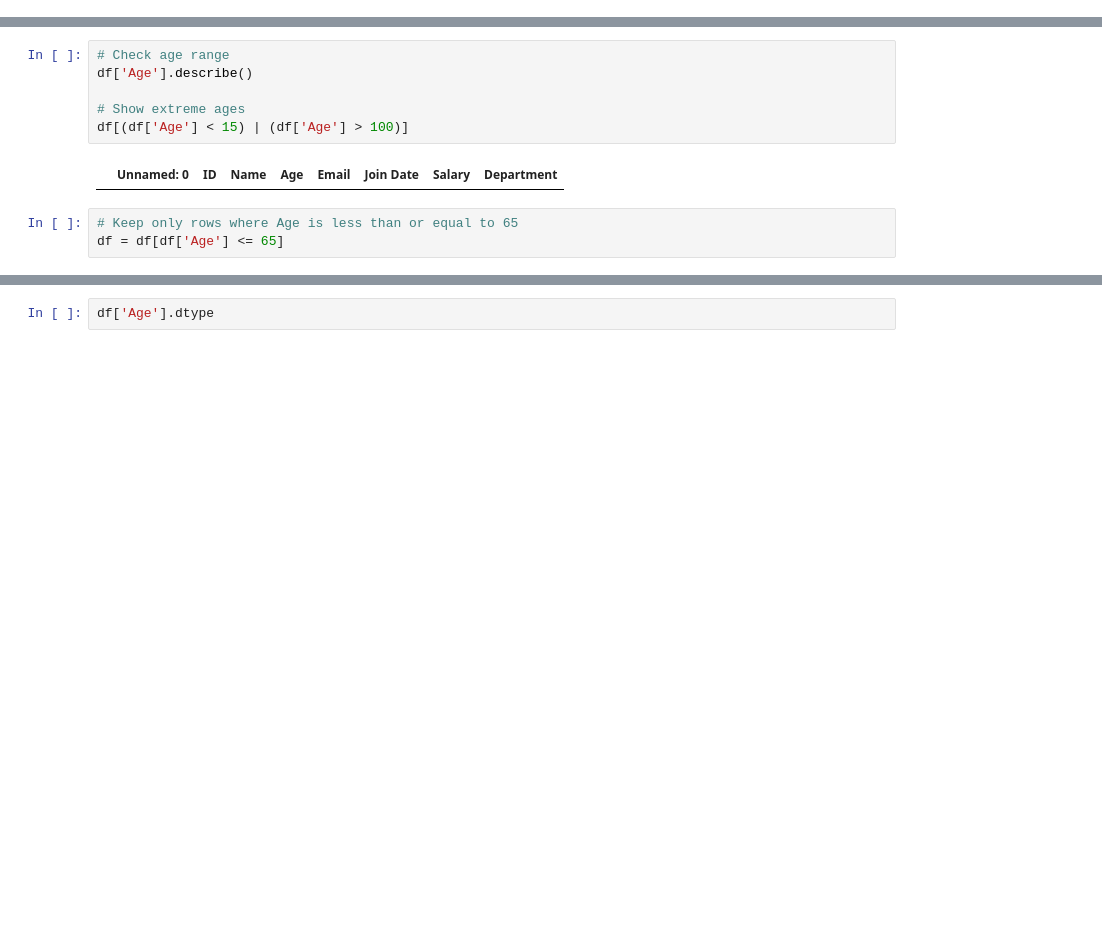
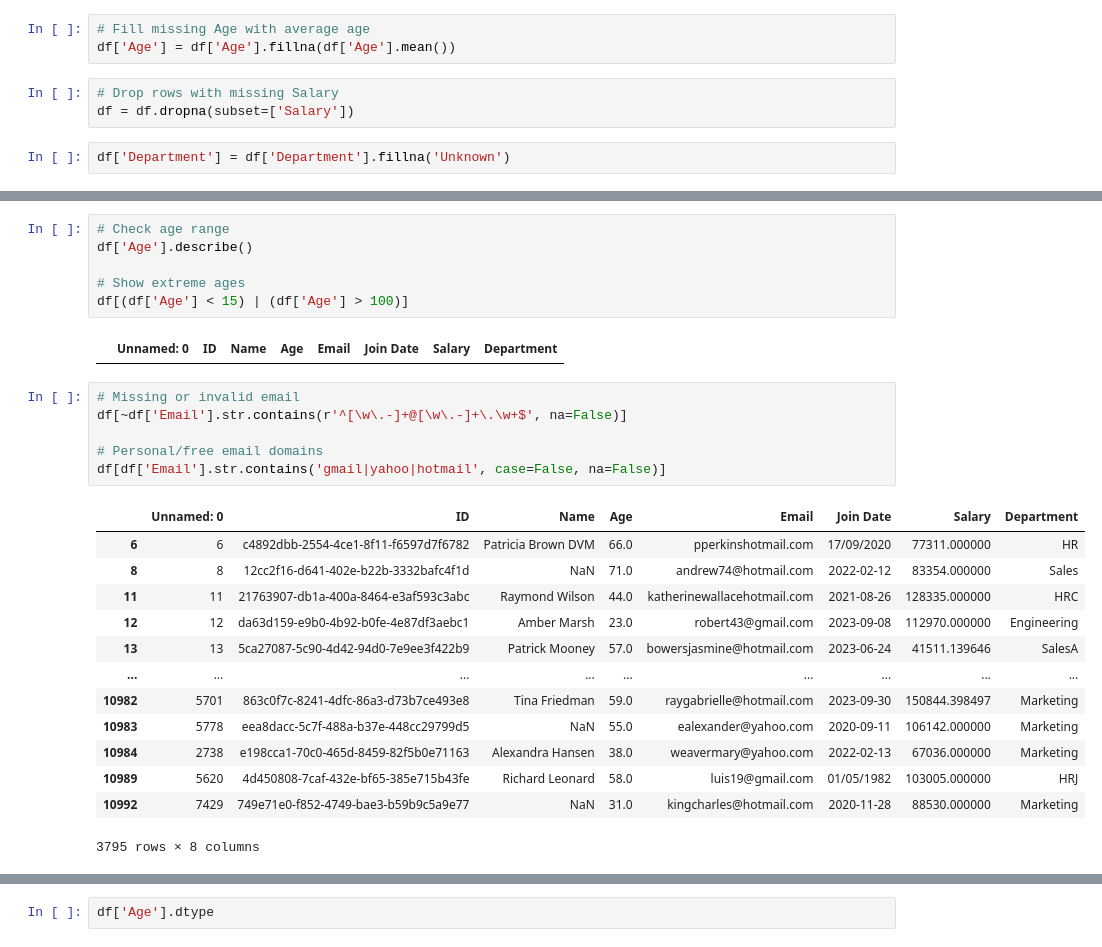
Before and after one commit to Shahla106/Datahut-QA-Assignment, a Jupyter notebook: Notebooks/data_cleaning.ipynb, the cells around one changed output, grey strips where cells are left out. Drawn from its saved outputs; the diff is of its cells as text; blank space fills up the shorter version.

```diff
--- a/Notebooks/data_cleaning.ipynb
+++ b/Notebooks/data_cleaning.ipynb
@@ -101,0 +126,8 @@ Name: Name, dtype: object
+# %%
+# Fill missing Age with average age
+df['Age'] = df['Age'].fillna(df['Age'].mean())
+# %%
+# Drop rows with missing Salary
+df = df.dropna(subset=['Salary'])
+# %%
+df['Department'] = df['Department'].fillna('Unknown')
@@ -116,6 +172,23 @@ df['Age'].describe()
 df[(df['Age'] < 15) | (df['Age'] > 100)]
 # %% [output]
 |  | Unnamed: 0 | ID | Name | Age | Email | Join Date | Salary | Department |
-# %%
-# Keep only rows where Age is less than or equal to 65
-df = df[df['Age'] <= 65]
+# %%
+# Missing or invalid email
+df[~df['Email'].str.contains(r'^[\w\.-]+@[\w\.-]+\.\w+$', na=False)]
+
+# Personal/free email domains
+df[df['Email'].str.contains('gmail|yahoo|hotmail', case=False, na=False)]
+# %% [output]
+|  | Unnamed: 0 | ID | Name | Age | Email | Join Date | Salary | Department |
+| 6 | 6 | c4892dbb-2554-4ce1-8f11-f6597d7f6782 | Patricia Brown DVM | 66.0 | pperkinshotmail.com | 17/09/2020 | 77311.000000 | HR |
+| 8 | 8 | 12cc2f16-d641-402e-b22b-3332bafc4f1d | NaN | 71.0 | andrew74@hotmail.com | 2022-02-12 | 83354.000000 | Sales |
+| 11 | 11 | 21763907-db1a-400a-8464-e3af593c3abc | Raymond Wilson | 44.0 | katherinewallacehotmail.com | 2021-08-26 | 128335.000000 | HRC |
+| 12 | 12 | da63d159-e9b0-4b92-b0fe-4e87df3aebc1 | Amber Marsh | 23.0 | robert43@gmail.com | 2023-09-08 | 112970.000000 | Engineering |
+| 13 | 13 | 5ca27087-5c90-4d42-94d0-7e9ee3f422b9 | Patrick Mooney | 57.0 | bowersjasmine@hotmail.com | 2023-06-24 | 41511.139646 | SalesA |
+| ... | ... | ... | ... | ... | ... | ... | ... | ... |
+| 10982 | 5701 | 863c0f7c-8241-4dfc-86a3-d73b7ce493e8 | Tina Friedman | 59.0 | raygabrielle@hotmail.com | 2023-09-30 | 150844.398497 | Marketing |
+| 10983 | 5778 | eea8dacc-5c7f-488a-b37e-448cc29799d5 | NaN | 55.0 | ealexander@yahoo.com | 2020-09-11 | 106142.000000 | Marketing |
+| 10984 | 2738 | e198cca1-70c0-465d-8459-82f5b0e71163 | Alexandra Hansen | 38.0 | weavermary@yahoo.com | 2022-02-13 | 67036.000000 | Marketing |
+| 10989 | 5620 | 4d450808-7caf-432e-bf65-385e715b43fe | Richard Leonard | 58.0 | luis19@gmail.com | 01/05/1982 | 103005.000000 | HRJ |
+| 10992 | 7429 | 749e71e0-f852-4749-bae3-b59b9c5a9e77 | NaN | 31.0 | kingcharles@hotmail.com | 2020-11-28 | 88530.000000 | Marketing |
+3795 rows × 8 columns
```
Also changed, not shown: parts of 52 cells of this notebook, 1 other file.
